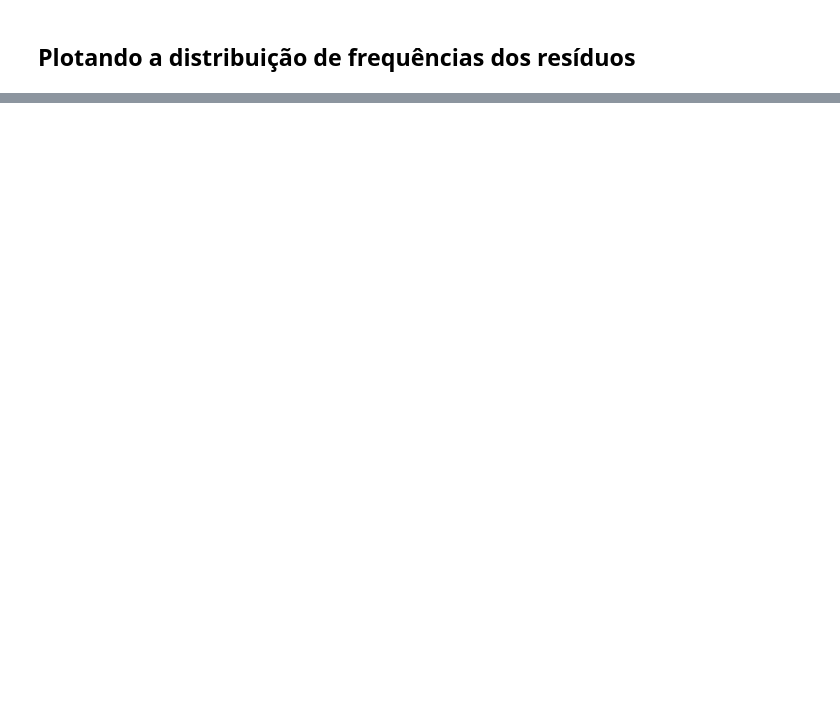
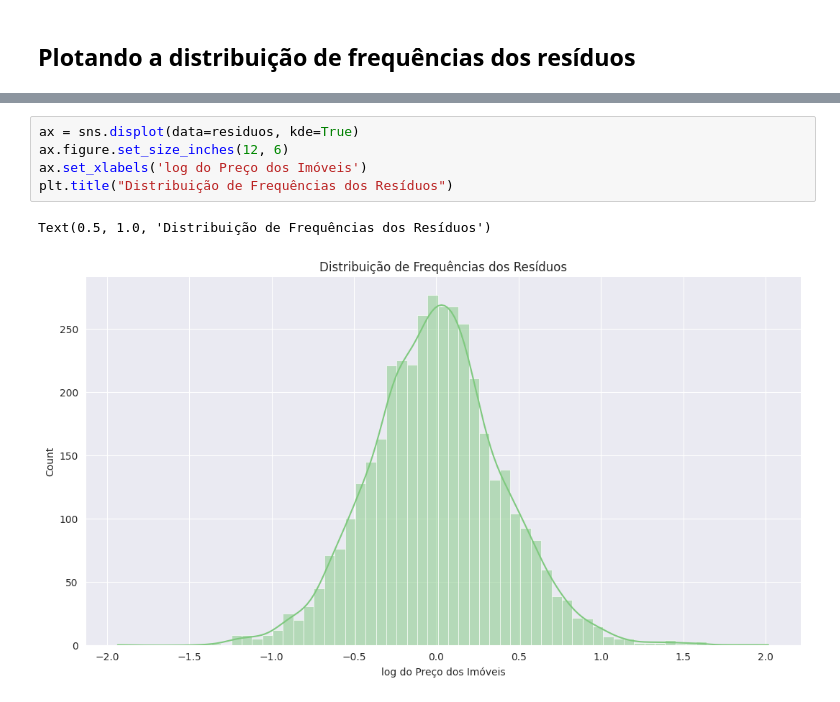
Before and after one commit to fernandowolff/estatistica_python, a Jupyter notebook: tecnicas_avancadas_de_modelagem/Regressão Linear.ipynb, the cells around one changed output, grey strips where cells are left out. Cells and saved outputs as stored; diff of their text form; blank space fills up the shorter version.

```diff
--- a/tecnicas_avancadas_de_modelagem/Regressão Linear.ipynb
+++ b/tecnicas_avancadas_de_modelagem/Regressão Linear.ipynb
@@ -398,0 +534,8 @@ ax
+# %%
+ax = sns.displot(data=residuos, kde=True)
+ax.figure.set_size_inches(12, 6)
+ax.set_xlabels('log do Preço dos Imóveis')
+plt.title("Distribuição de Frequências dos Resíduos")
+# %% [output]
+Text(0.5, 1.0, 'Distribuição de Frequências dos Resíduos')
+[figure, added]
```
Also changed, not shown: parts of 41 cells of this notebook.
